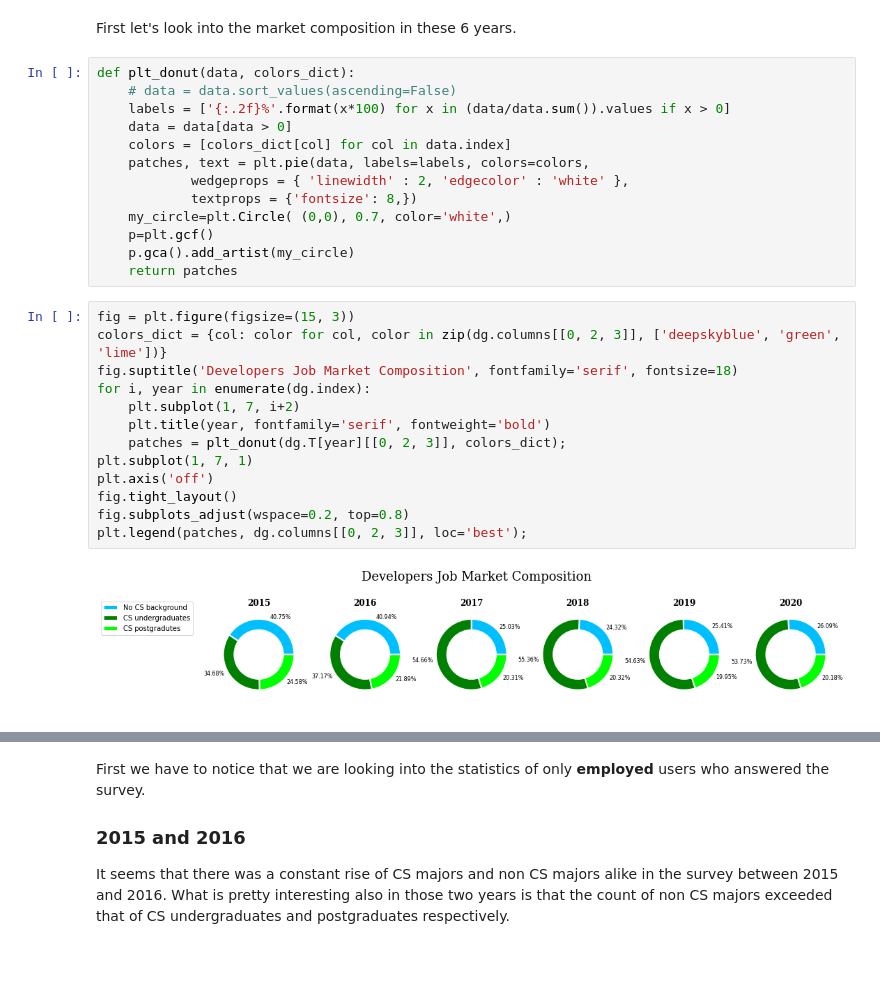
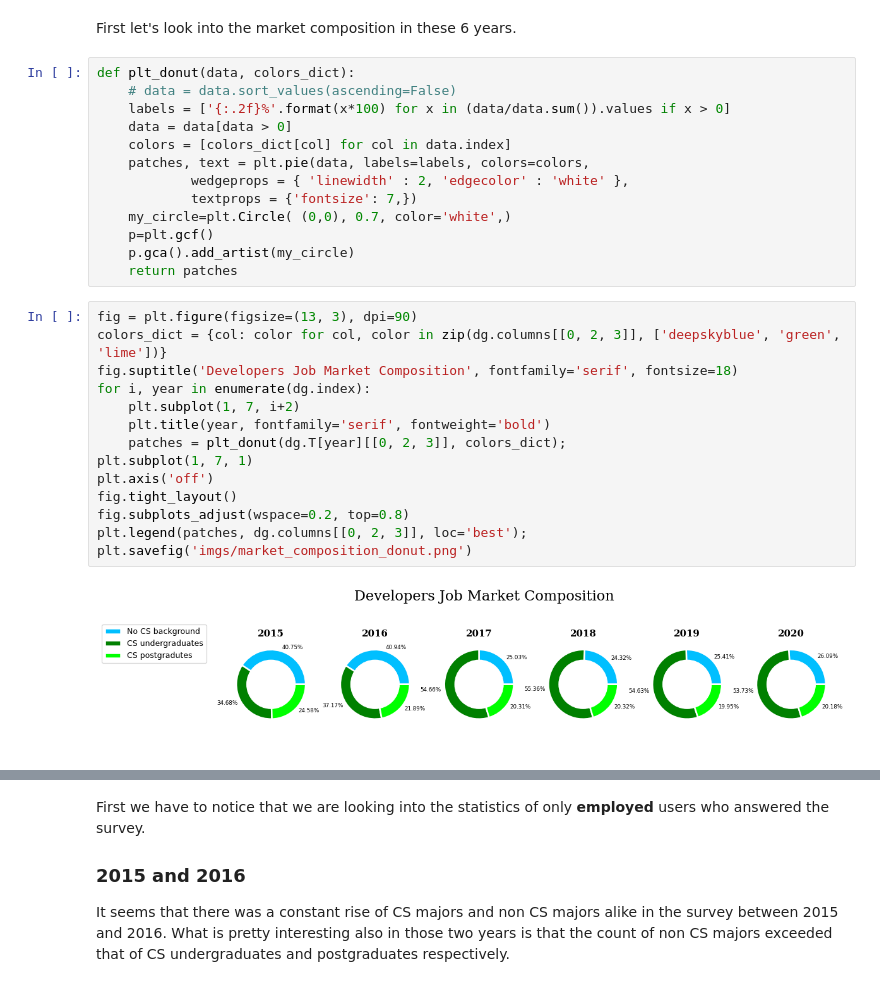
Before and after one commit to ahmedsamirio/stackoverflow-analysis, a Jupyter notebook: StackOverflow_Analysis.ipynb, the cells around one changed output, grey strips where cells are left out. Saved outputs shown, nothing was run; the diff lists cells and outputs as text; blank space fills up the shorter version.

```diff
--- a/StackOverflow_Analysis.ipynb
+++ b/StackOverflow_Analysis.ipynb
@@ -764,25 +767,26 @@ def plt_donut(data, colors_dict):
     colors = [colors_dict[col] for col in data.index]
     patches, text = plt.pie(data, labels=labels, colors=colors,
             wedgeprops = { 'linewidth' : 2, 'edgecolor' : 'white' },
-            textprops = {'fontsize': 8,})
+            textprops = {'fontsize': 7,})
     my_circle=plt.Circle( (0,0), 0.7, color='white',)
     p=plt.gcf()
     p.gca().add_artist(my_circle)
     return patches
 # %%
-fig = plt.figure(figsize=(15, 3))
+fig = plt.figure(figsize=(13, 3), dpi=90)
 colors_dict = {col: color for col, color in zip(dg.columns[[0, 2, 3]], ['deepskyblue', 'green', 'lime'])}
 fig.suptitle('Developers Job Market Composition', fontfamily='serif', fontsize=18)
 for i, year in enumerate(dg.index):
     plt.subplot(1, 7, i+2)
     plt.title(year, fontfamily='serif', fontweight='bold')
     patches = plt_donut(dg.T[year][[0, 2, 3]], colors_dict);
 plt.subplot(1, 7, 1)
 plt.axis('off')
 fig.tight_layout()
 fig.subplots_adjust(wspace=0.2, top=0.8)
 plt.legend(patches, dg.columns[[0, 2, 3]], loc='best');
+plt.savefig('imgs/market_composition_donut.png')
 # %% [output]
-[figure, old version]
+[figure, new version]
 # %%
 # dg.iloc[:, :4].plot(kind='bar', width=0.7, title='Background Composition of Employed Developers (over the years)');
```
Also changed, not shown: parts of 24 cells of this notebook.
